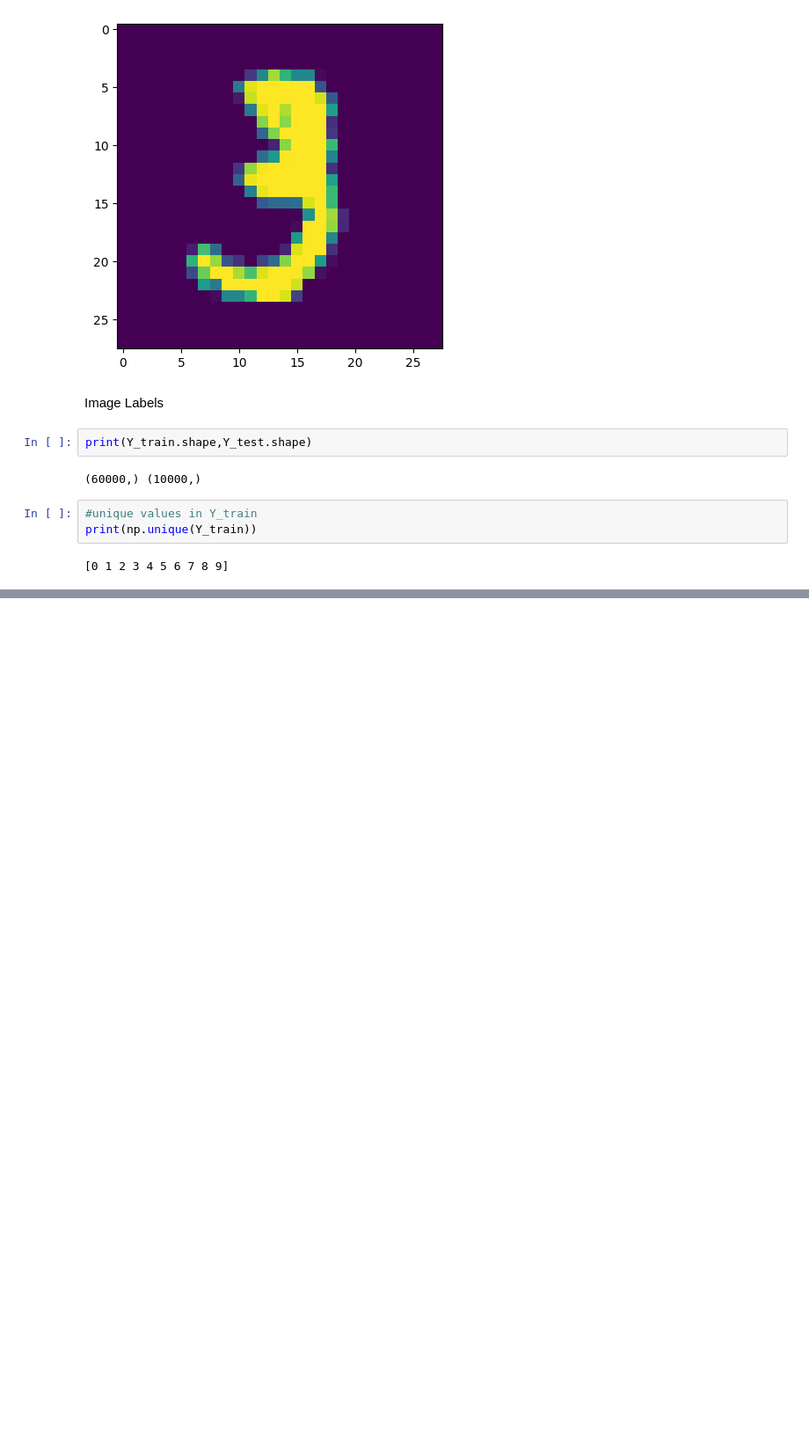
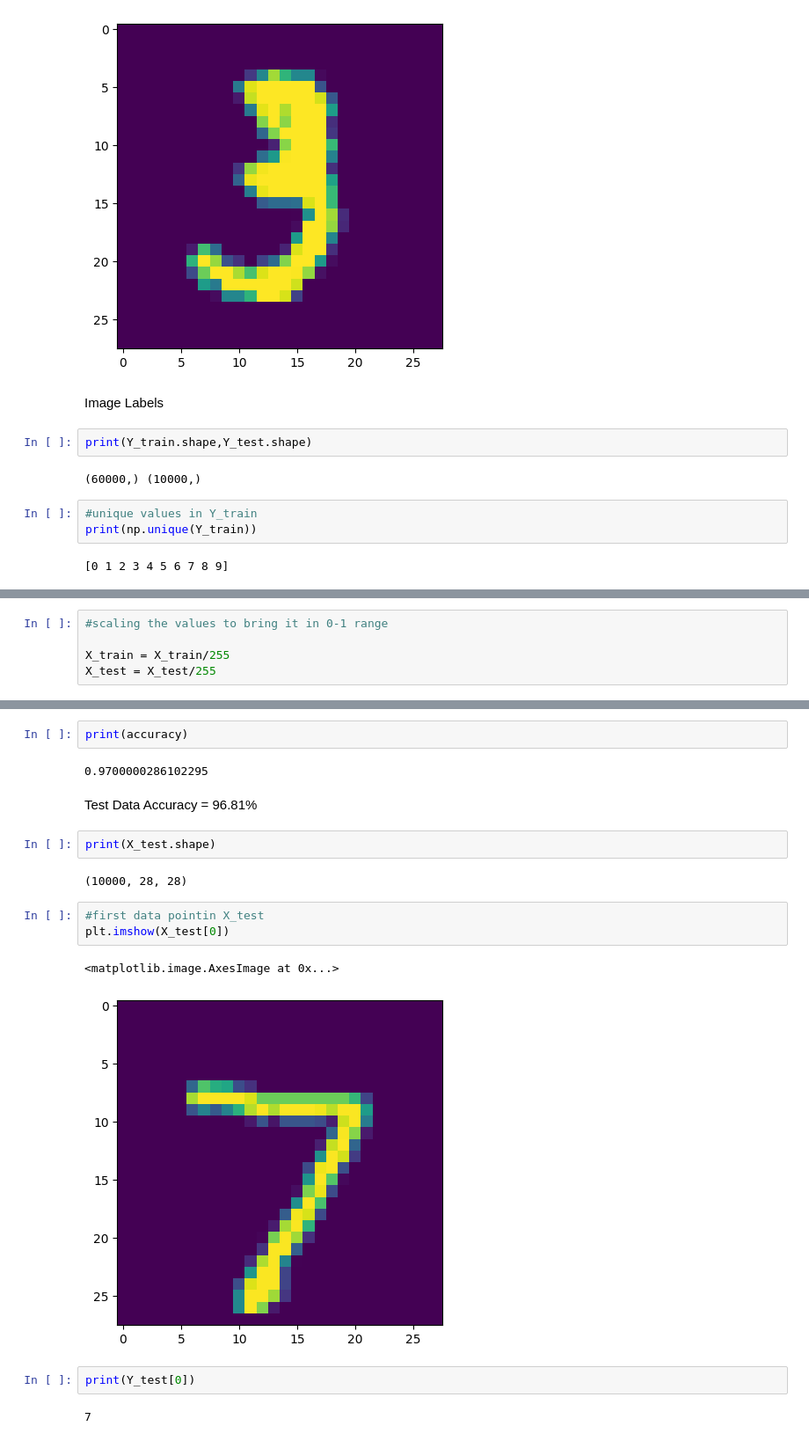
Before and after one commit to Pruthvirajsinh-Zala/DL-projects, a Jupyter notebook: MNIST Digit Classification/MNIST_Digit_Classification_using_Neural_Networks.ipynb, the cells around one changed output, grey strips where cells are left out. Shown at 88% size. Drawn from its saved outputs; the diff is of its cells as text; blank space fills up the shorter version.

```diff
--- a/MNIST Digit Classification/MNIST_Digit_Classification_using_Neural_Networks.ipynb
+++ b/MNIST Digit Classification/MNIST_Digit_Classification_using_Neural_Networks.ipynb
@@ -81,0 +84,5 @@ print(np.unique(Y_train))
+# %%
+#scaling the values to bring it in 0-1 range
+
+X_train = X_train/255
+X_test = X_test/255
@@ -81,0 +138,20 @@ print(np.unique(Y_train))
+# %%
+print(accuracy)
+# %% [output]
+0.9700000286102295
+# %% [markdown]
+Test Data Accuracy = 96.81%
+# %%
+print(X_test.shape)
+# %% [output]
+(10000, 28, 28)
+# %%
+#first data pointin X_test
+plt.imshow(X_test[0])
+# %% [output]
+<matplotlib.image.AxesImage at 0x...>
+[figure, added]
+# %%
+print(Y_test[0])
+# %% [output]
+7
```
Also changed, not shown: parts of 24 cells of this notebook.
